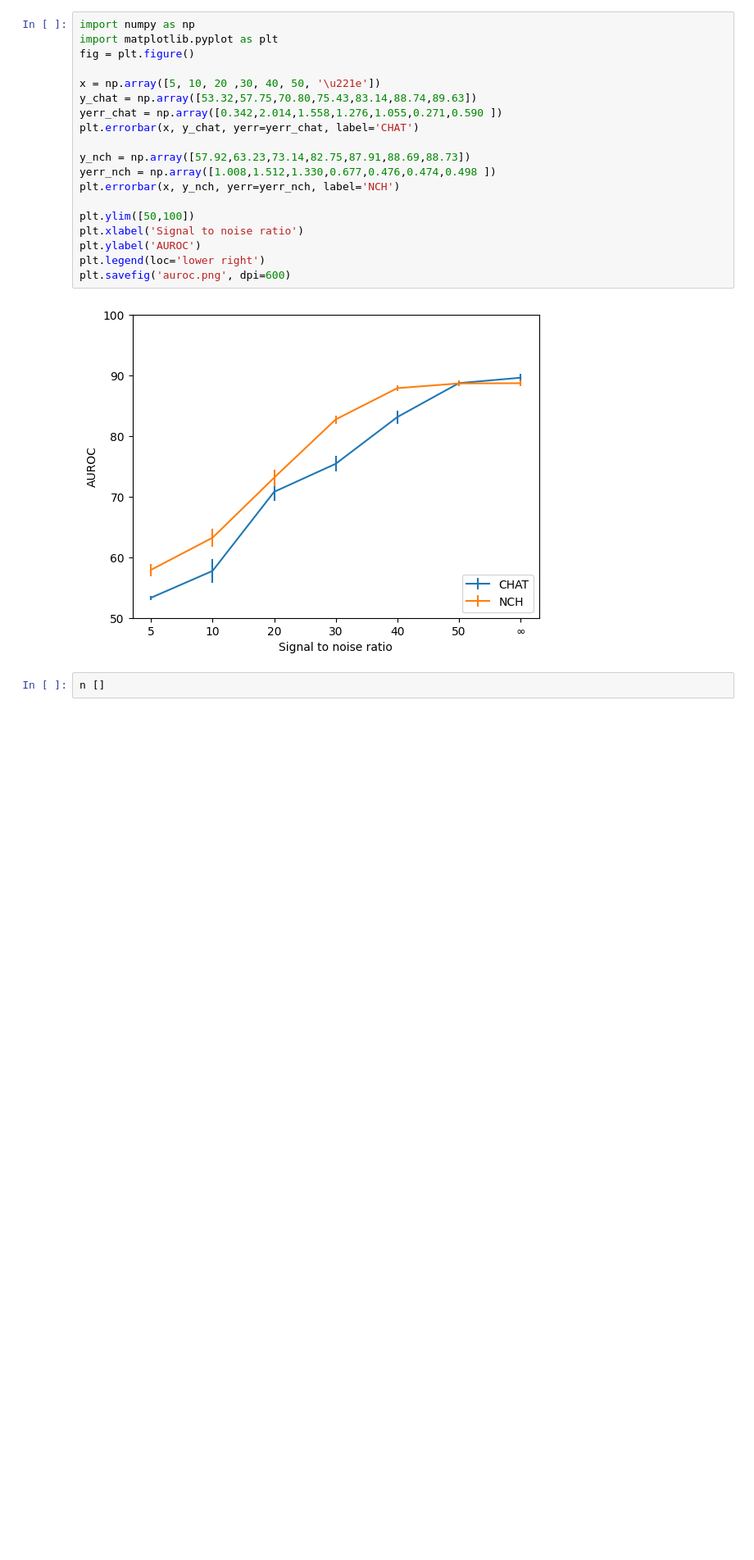
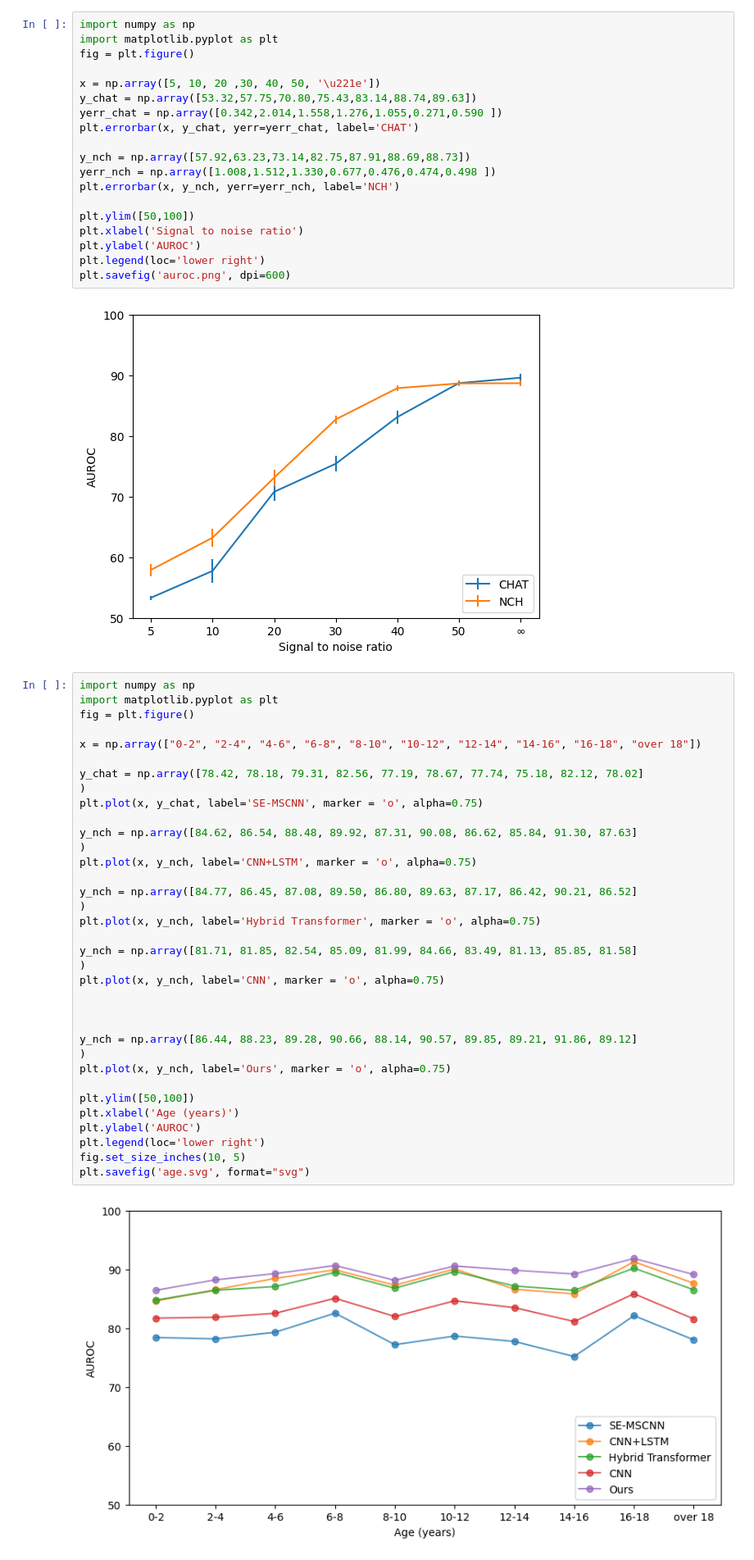
Before and after one commit to fayyaz-udel/Pediatric-Apnea-Transformer, a Jupyter notebook: data/noise.ipynb, the cells around one changed output. Shown: that part at 82% size. Saved outputs shown, nothing was run; the diff lists cells and outputs as text; blank space fills up the shorter version.

```diff
--- a/data/noise.ipynb
+++ b/data/noise.ipynb
@@ -23,5 +23,40 @@ plt.legend(loc='lower right')
 plt.savefig('auroc.png', dpi=600)
 # %% [output]
 [figure]
-# %%
-n []
+# %%
+import numpy as np
+import matplotlib.pyplot as plt
+fig = plt.figure()
+
+x = np.array(["0-2", "2-4", "4-6", "6-8", "8-10", "10-12", "12-14", "14-16", "16-18", "over 18"])
+
+y_chat = np.array([78.42, 78.18, 79.31, 82.56, 77.19, 78.67, 77.74, 75.18, 82.12, 78.02]
+)
+plt.plot(x, y_chat, label='SE-MSCNN', marker = 'o', alpha=0.75)
+
+y_nch = np.array([84.62, 86.54, 88.48, 89.92, 87.31, 90.08, 86.62, 85.84, 91.30, 87.63]
+)
+plt.plot(x, y_nch, label='CNN+LSTM', marker = 'o', alpha=0.75)
+
+y_nch = np.array([84.77, 86.45, 87.08, 89.50, 86.80, 89.63, 87.17, 86.42, 90.21, 86.52]
+)
+plt.plot(x, y_nch, label='Hybrid Transformer', marker = 'o', alpha=0.75)
+
+y_nch = np.array([81.71, 81.85, 82.54, 85.09, 81.99, 84.66, 83.49, 81.13, 85.85, 81.58]
+)
+plt.plot(x, y_nch, label='CNN', marker = 'o', alpha=0.75)
+
+
+
+y_nch = np.array([86.44, 88.23, 89.28, 90.66, 88.14, 90.57, 89.85, 89.21, 91.86, 89.12]
+)
+plt.plot(x, y_nch, label='Ours', marker = 'o', alpha=0.75)
+
+plt.ylim([50,100])
+plt.xlabel('Age (years)')
+plt.ylabel('AUROC')
+plt.legend(loc='lower right')
+fig.set_size_inches(10, 5)
+plt.savefig('age.svg', format="svg")
+# %% [output]
+[figure, added]
```
Also changed, not shown: parts of 1 cell of this notebook, 8 other files.
